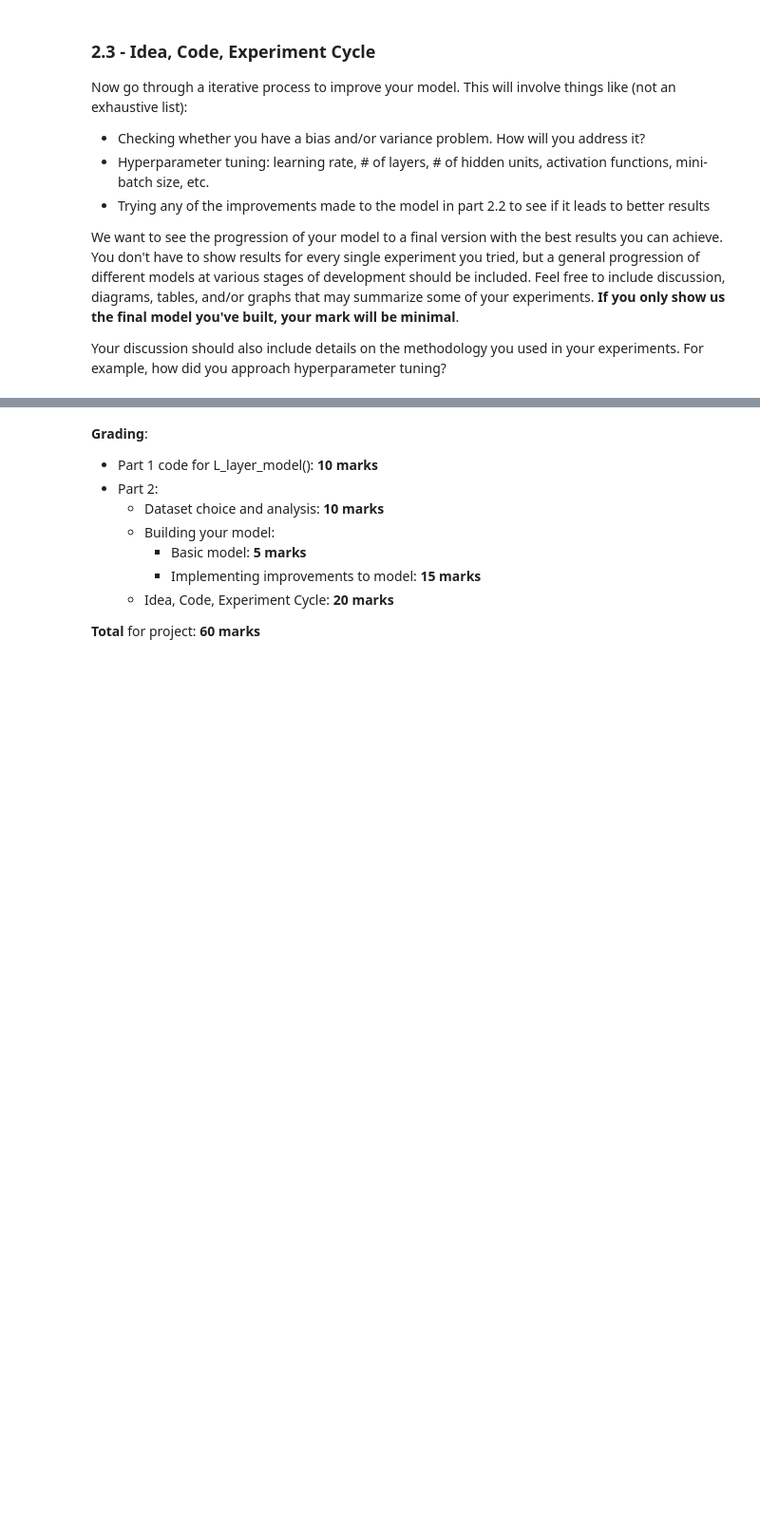
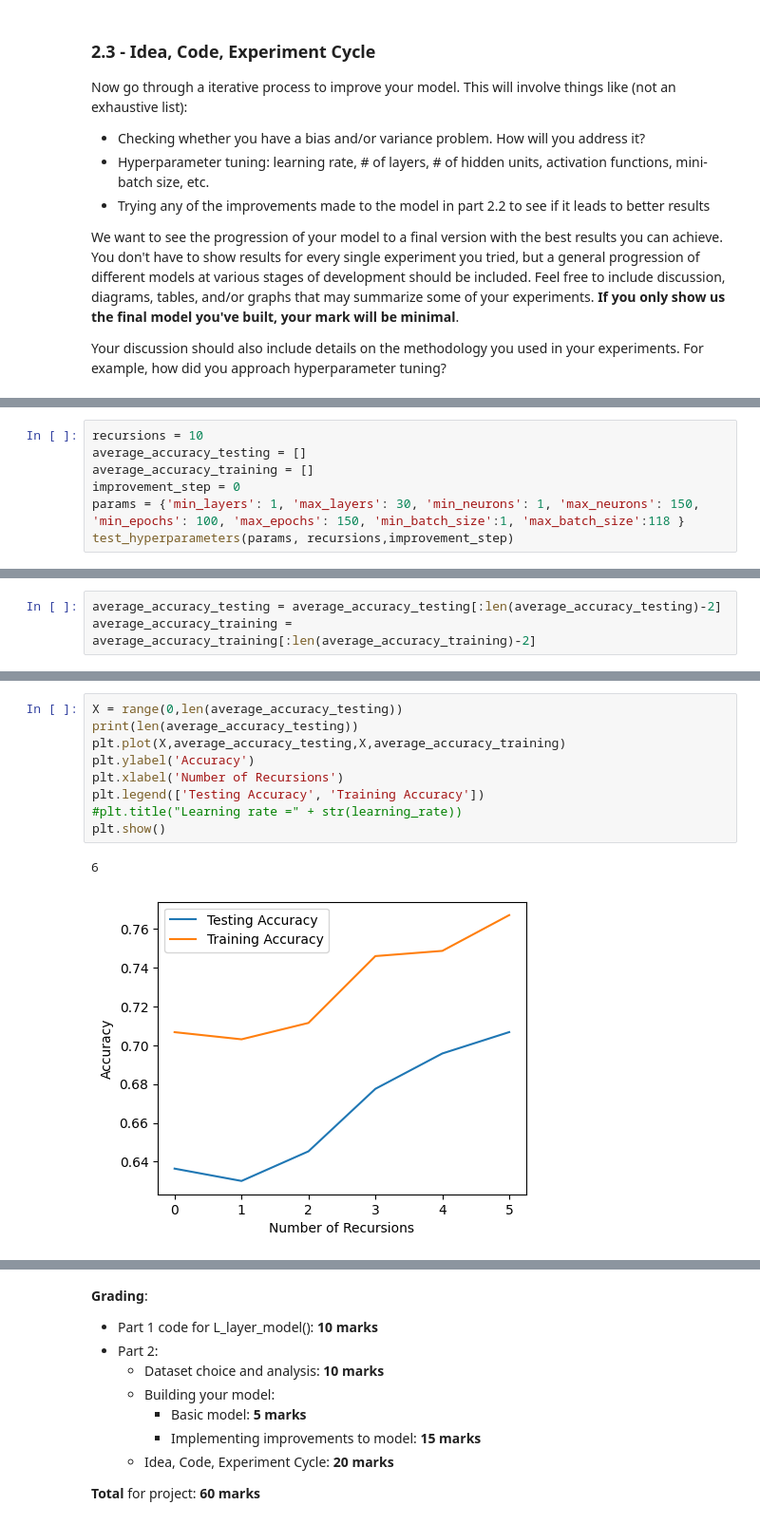
Before and after one commit to shawnzeeee/NeuralNetworkProject, a Jupyter notebook: Neural_Network_Project.ipynb, the cells around one changed output, grey strips where cells are left out. Shown: that part at 95% size. Cells and saved outputs as stored; diff of their text form; blank space fills up the shorter version.

```diff
--- a/Neural_Network_Project.ipynb
+++ b/Neural_Network_Project.ipynb
@@ -349,0 +677,7 @@ Your discussion should also include details on the methodology you used in your
+# %%
+recursions = 10
+average_accuracy_testing = []
+average_accuracy_training = []
+improvement_step = 0
+params = {'min_layers': 1, 'max_layers': 30, 'min_neurons': 1, 'max_neurons': 150, 'min_epochs': 100, 'max_epochs': 150, 'min_batch_size':1, 'max_batch_size':118 }
+test_hyperparameters(params, recursions,improvement_step)
@@ -349,0 +701,3 @@ Your discussion should also include details on the methodology you used in your
+# %%
+average_accuracy_testing = average_accuracy_testing[:len(average_accuracy_testing)-2]
+average_accuracy_training = average_accuracy_training[:len(average_accuracy_training)-2]
@@ -349,0 +706,12 @@ Your discussion should also include details on the methodology you used in your
+# %%
+X = range(0,len(average_accuracy_testing))
+print(len(average_accuracy_testing))
+plt.plot(X,average_accuracy_testing,X,average_accuracy_training)
+plt.ylabel('Accuracy')
+plt.xlabel('Number of Recursions')
+plt.legend(['Testing Accuracy', 'Training Accuracy'])
+#plt.title("Learning rate =" + str(learning_rate))
+plt.show()
+# %% [output]
+6
+[figure, added]
```
Also changed, not shown: parts of 31 cells of this notebook, 1 other file.
